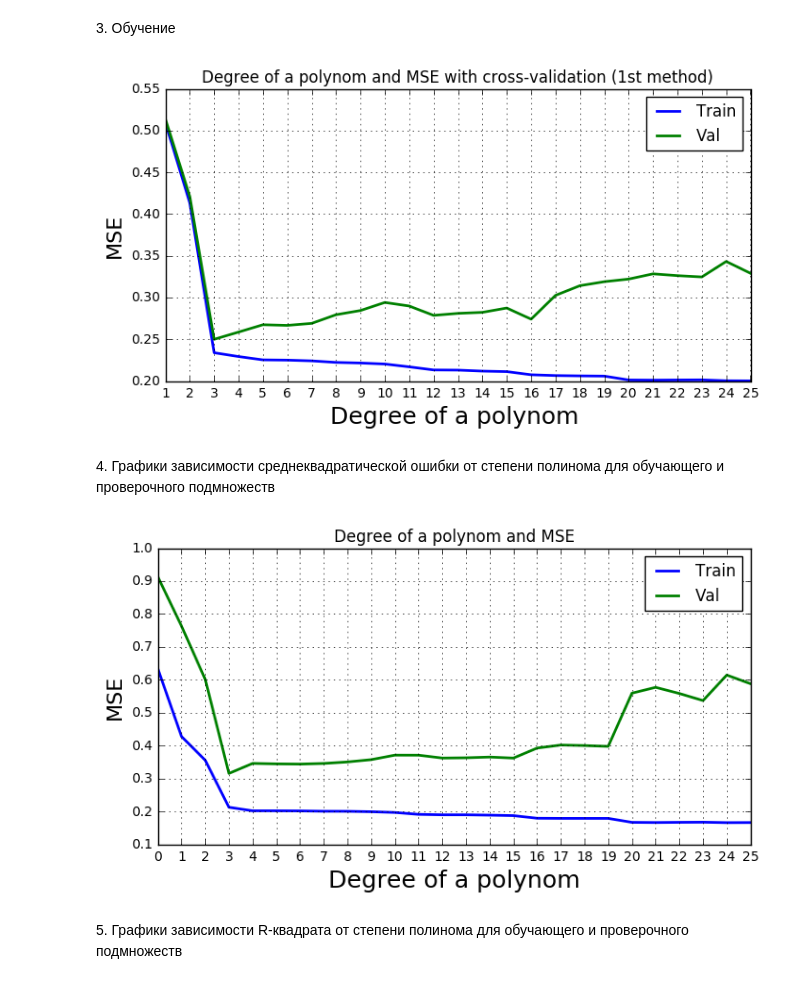
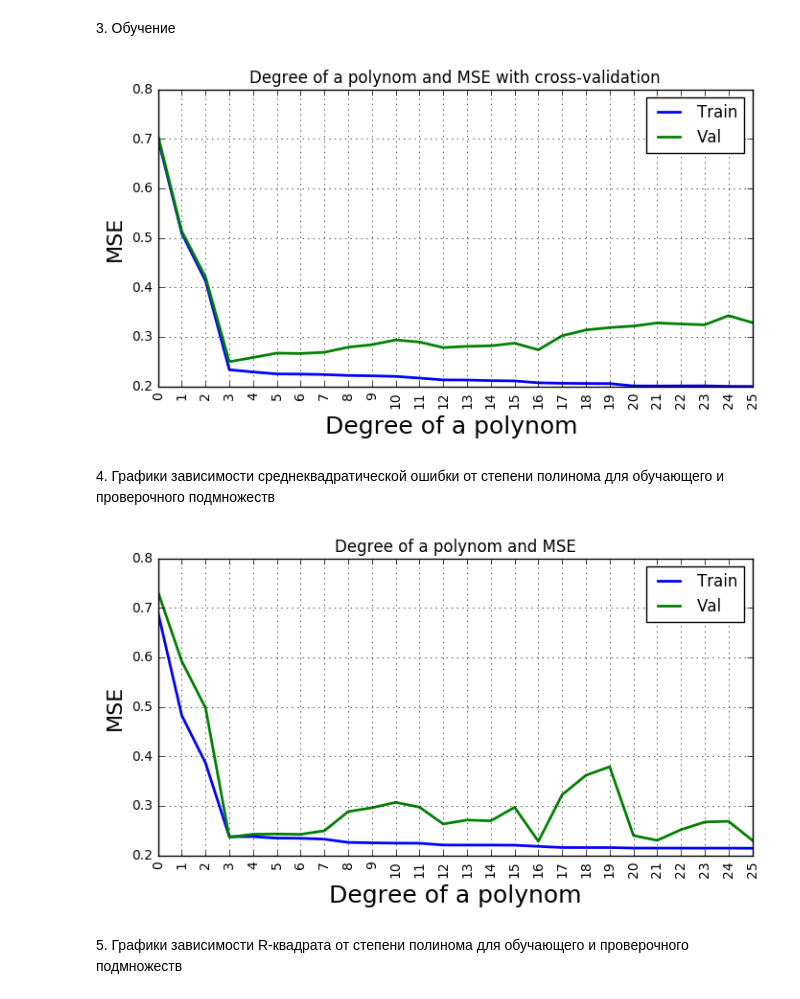
Before and after one commit to Sinopsys/IDAHSE-2017, a Jupyter notebook: Assignment_2/Assignment_2.ipynb, the cells around one changed output. Drawn from its saved outputs; the diff is of its cells as text; code cells hidden in the pictures.

```diff
--- a/Assignment_2/Assignment_2.ipynb
+++ b/Assignment_2/Assignment_2.ipynb
@@ -108,24 +112,20 @@ plt.show()
 <p>2. Формирование обучающего (train), проверочного (val) и тестового (test) подмножеств двумя способами</p>
 # %%
 # Способ 1
-def init_first_vars():
-    xx = x.reshape(-1,1)
-    x_train_init, x_test, y_train_init, y_test = cross_validation.train_test_split(xx, y, test_size=0.3, random_state=0)
-    x_train, x_val, y_train, y_val = cross_validation.train_test_split(x_train_init, y_train_init, test_size=0.25, random_state=0)
+x = x.reshape(-1,1)
+x_train_init, x_test, y_train_init, y_test = cross_validation.train_test_split(x,
+                                                                               y,
+                                                                               test_size=0.3,
+                                                                               random_state=0)
 
+x_train, x_val, y_train, y_val = cross_validation.train_test_split(x_train_init,
+                                                                   y_train_init,
+                                                                   test_size=0.25,
+                                                                   random_state=0)
 # Способ 2
 # Воспользоваться KFold с параметрами n=len(x_train_init), n_folds=4, shuffle=True, random_state=0
 
-def init_second_vars():
-    kf = cross_validation.KFold(n=len(x_train_init), n_folds=4, shuffle=True, random_state=0)
-
-    pf = [PolynomialFeatures(degree = i) for i in range(25)]
-
-    for train_indices, val_indices in kf:
-        x_train = x_train_init[train_indices]
-        x_val = x_train_init[val_indices]
-        y_train = y_train_init[train_indices]
-        y_val =  y_train_init[val_indices]
+kf = KFold(n=len(x_train_init), n_folds=4, shuffle=True, random_state=0)
 # %% [markdown]
 Несколько вспомогательных методов.
 # %%
@@ -134,7 +134,7 @@ lin_reg = lin_reg.fit(x_train, y_train)
 
 def plot_deg_train_val(name, x_label, y_label, deg, train, val, height=4, width=8):
     plt.figure(1, figsize=[width, height])
-    plt.xticks(deg)
+    plt.xticks(deg, rotation=90)
     plt.title(name)
     plt.plot(deg, train, lw=2)
     plt.plot(deg, val, lw=2)
@@ -158,51 +158,47 @@ def lin_regr_fit_metrics(deg, x, y, x_val, y_val, metric=0):
 # %% [markdown]
 <p>3. Обучение</p>
 # %%
-# Для способов 1 и 2
+#Для способа 2
 #Для каждой степени полинома ошибка обучения:
 #MeanErrorTrain = 1/4*(ErrorTrainFold_1+ErrorTrainFold_2+ErrorTrainFold_3+ErrorTrainFold_4)
 
 #Для каждой степени полинома ошибка на проверочном подмножестве:
 #MeanErrorValidation = 1/4*(ErrorValFold_1+ErrorValFold_2+ErrorValFold_3+ErrorValFold_4)
 
-init_first_vars()
+train_list, val_list = [], []
 
-deg, train_list, val_list = [i for i in range(1,26)], [], []
-
-for i in deg:
+for i in range(0, 26):
     train_deg = []
     val_deg = []
     for train, val in kf:
         train_res, val_res = lin_regr_fit_metrics(i,
                                                 x_train_init[train],
                                                 y_train_init[train],
                                                 x_train_init[val],
                                                 y_train_init[val],
                                                 metric=1)
         train_deg.append(train_res)
         val_deg.append(val_res)
 
     train_list.append(np.mean(train_deg))
     val_list.append(np.mean(val_deg))
 
-plot_deg_train_val('Degree of a polynom and MSE with cross-validation (1st method)', 'Degree of a polynom ', 'MSE', deg, train_list, val_list)
+plot_deg_train_val('Degree of a polynom and MSE with cross-validation', 'Degree of a polynom ', 'MSE', range(0, 26), train_list, val_list)
 # %% [output]
-[figure, old version]
+[figure, new version]
 # %% [markdown]
 <p>4. Графики зависимости среднеквадратической ошибки от степени полинома для обучающего и проверочного подмножеств</p>
 # %%
-# Для способов 1 и 2
+train, val = [], []
 
-deg, train, val = [i for i in range(0,26)], [], []
+for i in range(0, 26):
+    train_res, val_res = lin_regr_fit_metrics(i, x_train, y_train, x_val, y_val, metric=1)
+    train.append(train_res)
+    val.append(val_res)
 
-for i in deg:
-    trainRes, valRes = lin_regr_fit_metrics(i, x_train, y_train, x_val, y_val, metric=1)
-    train.append(trainRes)
-    val.append(valRes)
-
-plot_deg_train_val('Degree of a polynom and MSE', 'Degree of a polynom', 'MSE', deg, train, val)
+plot_deg_train_val('Degree of a polynom and MSE', 'Degree of a polynom', 'MSE', range(0, 26), train, val)
 # %% [output]
-[figure, old version]
+[figure, new version]
 # %% [markdown]
 <p>5. Графики зависимости R-квадрата от степени полинома для обучающего и проверочного подмножеств</p>
 # %%
```
Also changed, not shown: parts of 20 cells of this notebook.
